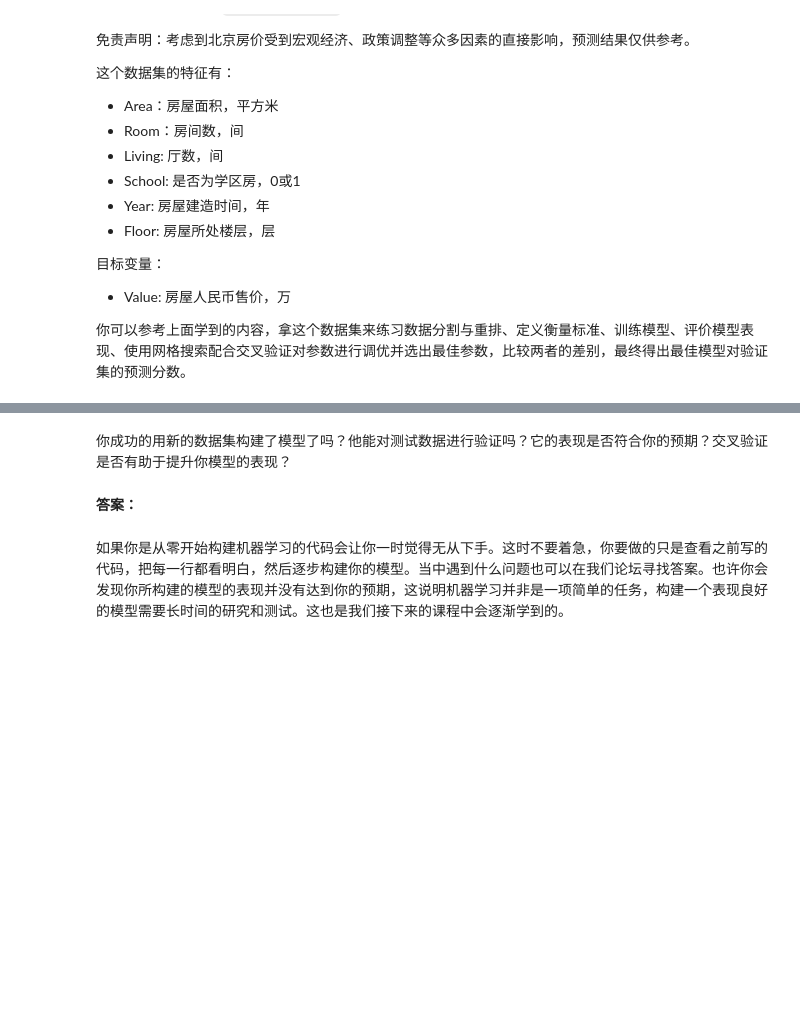
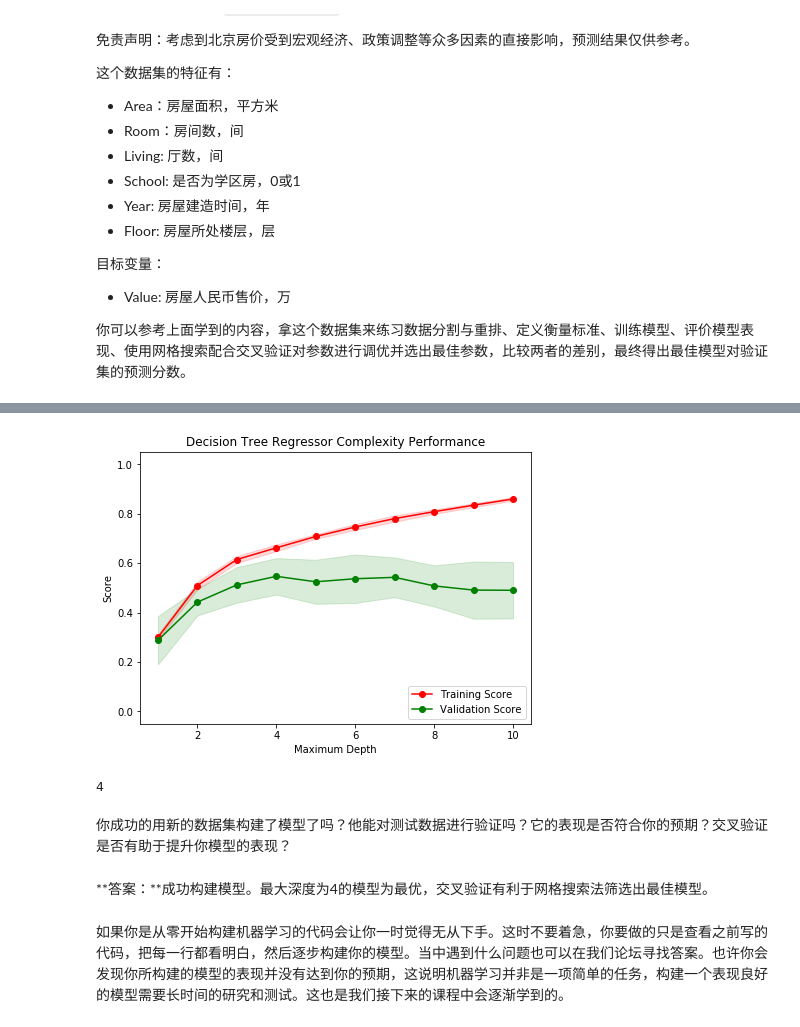
Before and after one commit to ArtiPyHeart/Udacity-ML-boston_housing, a Jupyter notebook: boston_housing.ipynb, the cells around one changed output, grey strips where cells are left out. Saved outputs shown, nothing was run; the diff lists cells and outputs as text; code cells hidden in the pictures; blank space fills up the shorter version.

```diff
--- a/boston_housing.ipynb
+++ b/boston_housing.ipynb
@@ -362,6 +411,15 @@ vs.PredictTrials(features, prices, fit_model, client_data)
+# %%
+vs.ModelComplexity(bj_X_train, bj_y_train)
+# %% [output]
+[figure, added]
+# %%
+bj_reg = fit_model(bj_X_train, bj_y_train)
+print bj_reg.get_params()['max_depth']
+# %% [output]
+4
 # %% [markdown]
 你成功的用新的数据集构建了模型了吗？他能对测试数据进行验证吗？它的表现是否符合你的预期？交叉验证是否有助于提升你模型的表现？
 # %% [markdown]
-**答案：**
+**答案：**成功构建模型。最大深度为4的模型为最优，交叉验证有利于网格搜索法筛选出最佳模型。
 # %% [markdown]
 如果你是从零开始构建机器学习的代码会让你一时觉得无从下手。这时不要着急，你要做的只是查看之前写的代码，把每一行都看明白，然后逐步构建你的模型。当中遇到什么问题也可以在我们论坛寻找答案。也许你会发现你所构建的模型的表现并没有达到你的预期，这说明机器学习并非是一项简单的任务，构建一个表现良好的模型需要长时间的研究和测试。这也是我们接下来的课程中会逐渐学到的。
```
Also changed, not shown: parts of 24 cells of this notebook, 1 other file.
